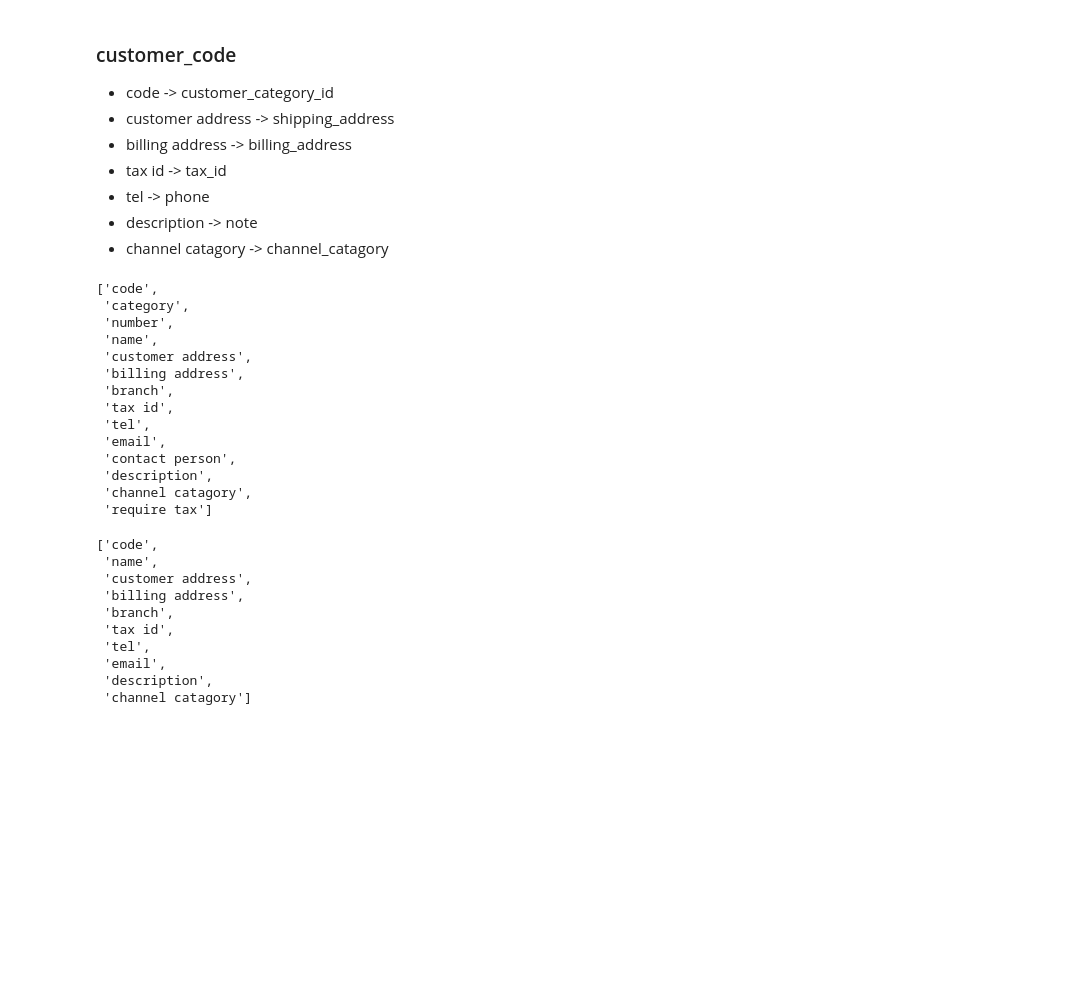
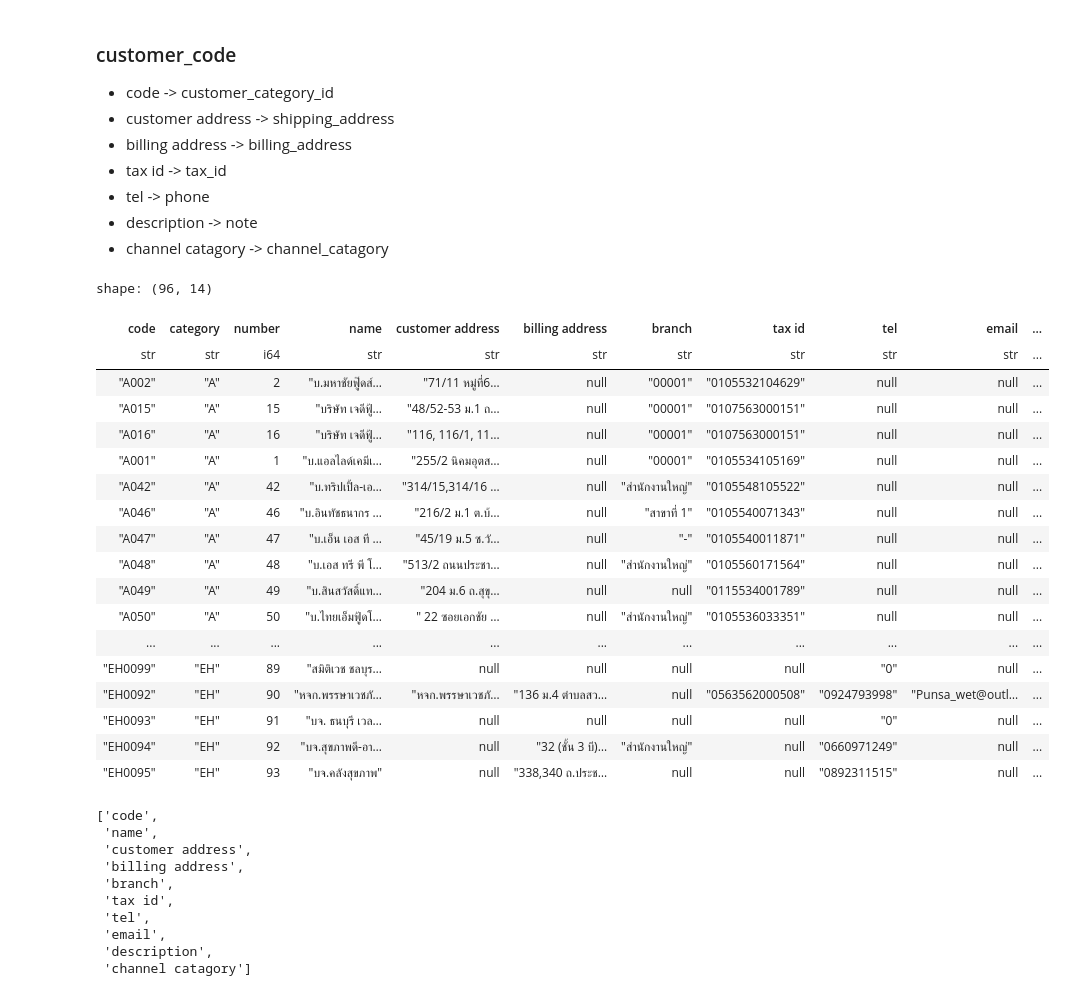
Before and after one commit to PrintTrd/elgo_data_pipeline, a Jupyter notebook: scripts/Preprocess_dataset.ipynb, the cells around one changed output. Cells and saved outputs as stored; diff of their text form; code cells hidden in the pictures; blank space fills up the shorter version.

```diff
--- a/scripts/Preprocess_dataset.ipynb
+++ b/scripts/Preprocess_dataset.ipynb
@@ -285,4 +378,4 @@ dataframes["canceled_item"].columns
  'quantity (pack)',
  'total amount']
 # %%
-dataframes["canceled_item"] = dataframes["canceled_item"].drop(columns=['readable name', 'product code','color code','size code', 'color code', 'pcs per pack'])
+df["canceled_item"] = df["canceled_item"].drop(columns=['readable name', 'product code','color code','size code', 'color code', 'pcs per pack'])
@@ -296,5 +382,5 @@ dataframes["canceled_item"] = dataframes["canceled_item"].drop(columns=['readabl
 # %%
-dataframes["canceled_item"] = dataframes["canceled_item"].rename({
+df["canceled_item"] = df["canceled_item"].rename({
     "id": "order_item_id",
     "cn id": "order_id",
     "master product code": "master_product_code",
@@ -302,7 +388,7 @@ dataframes["canceled_item"] = dataframes["canceled_item"].rename({
     "quantity (pack)": "quantity_pack",
     "total amount": "total_price"
 })
-dataframes["canceled_item"].columns
+df["canceled_item"].columns
 # %% [output]
 ['order_item_id',
  'order_id',
@@ -333,5 +418,5 @@ dataframes["waybill"].columns
  'awb_format',
  'sales_channel_id']
 # %%
-dataframes["waybill"] = dataframes["waybill"].drop(columns=['file', 'image', 'platform', 'price', 'sales_channel_id'])
-dataframes["waybill"].columns
+df["waybill"] = df["waybill"].drop(columns=['file', 'platform', 'price', 'sales_channel_id'])
+df["waybill"].columns
@@ -338,9 +434,9 @@ dataframes["waybill"].columns
 # %%
-dataframes["waybill"] = dataframes["waybill"].rename({
+df["waybill"] = df["waybill"].rename({
     "ordernumber": "order_number",
     "address": "shipping_address"
 })
-dataframes["waybill"].columns
+df["waybill"].columns
 # %% [output]
 ['order_number',
  'name',
@@ -361,21 +457,26 @@ dataframes["waybill"].columns
   - tel -> phone
   - description -> note
   - channel catagory -> channel_catagory
-# %%
-dataframes["customer_code"].columns
-# %% [output]
-['code',
- 'category',
- 'number',
- 'name',
- 'customer address',
- 'billing address',
- 'branch',
- 'tax id',
- 'tel',
- 'email',
- 'contact person',
- 'description',
- 'channel catagory',
- 'require tax']
+# %%
+df["customer_code"]
+# %% [output]
+shape: (96, 14)
+| code | category | number | name | customer address | billing address | branch | tax id | tel | email | ... |
+| str | str | i64 | str | str | str | str | str | str | str | ... |
+| "A002" | "A" | 2 | "บ.มหาชัยฟู๊ดส์… | "71/11 หมู่ที่6… | null | "00001" | "0105532104629" | null | null | ... |
+| "A015" | "A" | 15 | "บริษัท เจดีฟู้… | "48/52-53 ม.1 ถ… | null | "00001" | "0107563000151" | null | null | ... |
+| "A016" | "A" | 16 | "บริษัท เจดีฟู้… | "116, 116/1, 11… | null | "00001" | "0107563000151" | null | null | ... |
+| "A001" | "A" | 1 | "บ.แอลไลด์เคมีเ… | "255/2 นิคมอุตส… | null | "00001" | "0105534105169" | null | null | ... |
+| "A042" | "A" | 42 | "บ.ทริปเปิ้ล-เอ… | "314/15,314/16 … | null | "สำนักงานใหญ่" | "0105548105522" | null | null | ... |
+| "A046" | "A" | 46 | "บ.อินทัชธนากร … | "216/2 ม.1 ต.บ้… | null | "สาขาที่ 1" | "0105540071343" | null | null | ... |
+| "A047" | "A" | 47 | "บ.เอ็น เอส ที … | "45/19 ม.5 ซ.วั… | null | "-" | "0105540011871" | null | null | ... |
+| "A048" | "A" | 48 | "บ.เอส ทรี พี โ… | "513/2 ถนนประชา… | null | "สำนักงานใหญ่" | "0105560171564" | null | null | ... |
+| "A049" | "A" | 49 | "บ.สินสวัสดิ์แท… | "204 ม.6 ถ.สุขุ… | null | null | "0115534001789" | null | null | ... |
+| "A050" | "A" | 50 | "บ.ไทยเอ็มฟู้ดโ… | " 22 ซอยเอกชัย … | null | "สำนักงานใหญ่" | "0105536033351" | null | null | ... |
+| ... | ... | ... | ... | ... | ... | ... | ... | ... | ... | ... |
+| "EH0099" | "EH" | 89 | "สมิติเวช ชลบุร… | null | null | null | null | "0" | null | ... |
+| "EH0092" | "EH" | 90 | "หจก.พรรษาเวชภั… | "หจก.พรรษาเวชภั… | "136 ม.4 ตำบลสว… | null | "0563562000508" | "0924793998" | "Punsa_wet@outl… | ... |
+| "EH0093" | "EH" | 91 | "บจ. ธนบุรี เวล… | null | null | null | null | "0" | null | ... |
+| "EH0094" | "EH" | 92 | "บจ.สุขภาพดี-อา… | null | "32 (ชั้น 3 บี)… | "สำนักงานใหญ่" | null | "0660971249" | null | ... |
+| "EH0095" | "EH" | 93 | "บจ.คลังสุขภาพ" | null | "338,340 ถ.ประช… | null | null | "0892311515" | null | ... |
 # %%
```
Also changed, not shown: parts of 39 cells of this notebook.
